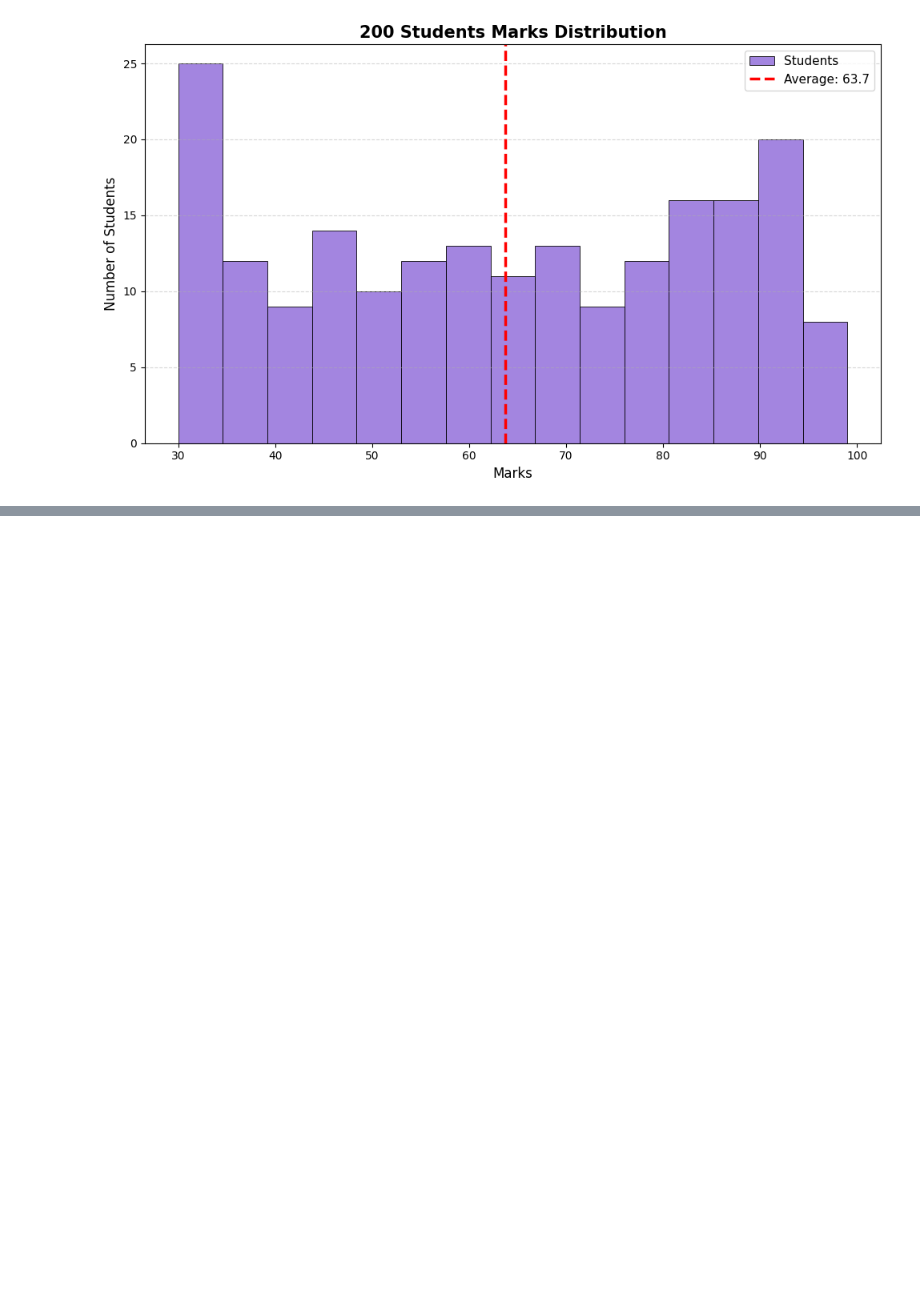
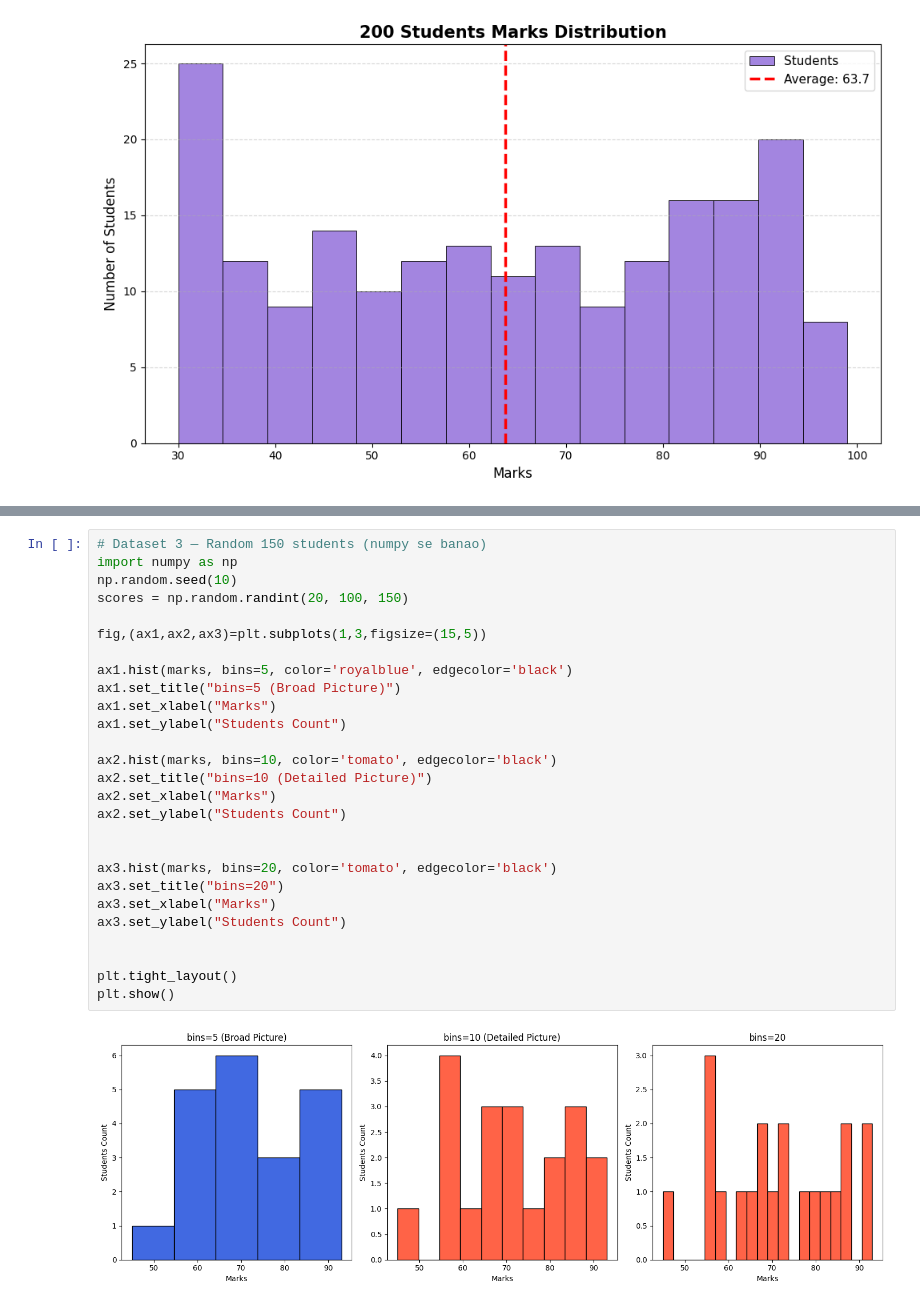
Before and after one commit to Deepanshu-8126/Matplotlib, a Jupyter notebook: Matplotlib_04.ipynb, the cells around one changed output, grey strips where cells are left out. Drawn from its saved outputs; the diff is of its cells as text; blank space fills up the shorter version.

```diff
--- a/Matplotlib_04.ipynb
+++ b/Matplotlib_04.ipynb
@@ -156,0 +235,29 @@ plt.show()
+# %%
+# Dataset 3 — Random 150 students (numpy se banao)
+import numpy as np
+np.random.seed(10)
+scores = np.random.randint(20, 100, 150)
+
+fig,(ax1,ax2,ax3)=plt.subplots(1,3,figsize=(15,5))
+
+ax1.hist(marks, bins=5, color='royalblue', edgecolor='black')
+ax1.set_title("bins=5 (Broad Picture)")
+ax1.set_xlabel("Marks")
+ax1.set_ylabel("Students Count")
+
+ax2.hist(marks, bins=10, color='tomato', edgecolor='black')
+ax2.set_title("bins=10 (Detailed Picture)")
+ax2.set_xlabel("Marks")
+ax2.set_ylabel("Students Count")
+
+
+ax3.hist(marks, bins=20, color='tomato', edgecolor='black')
+ax3.set_title("bins=20")
+ax3.set_xlabel("Marks")
+ax3.set_ylabel("Students Count")
+
+
+plt.tight_layout()
+plt.show()
+# %% [output]
+[figure, added]
```
Also changed, not shown: parts of 6 cells of this notebook.
